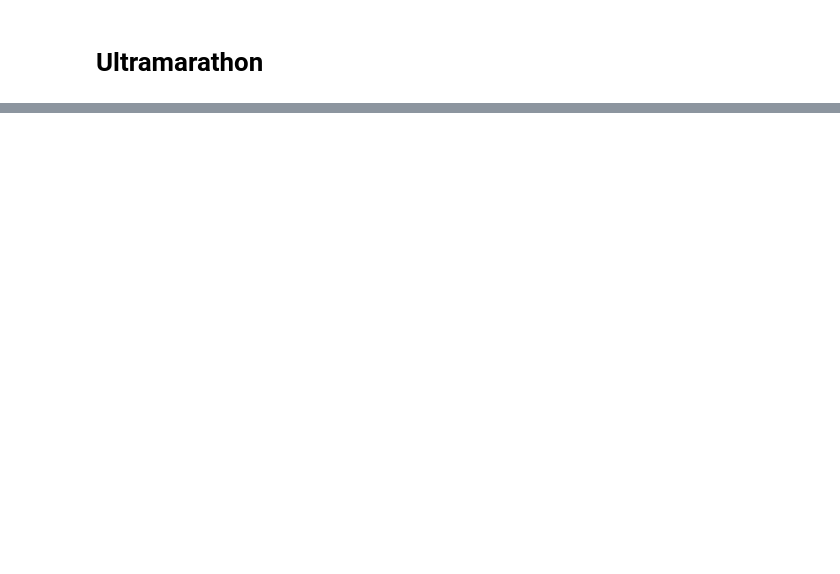
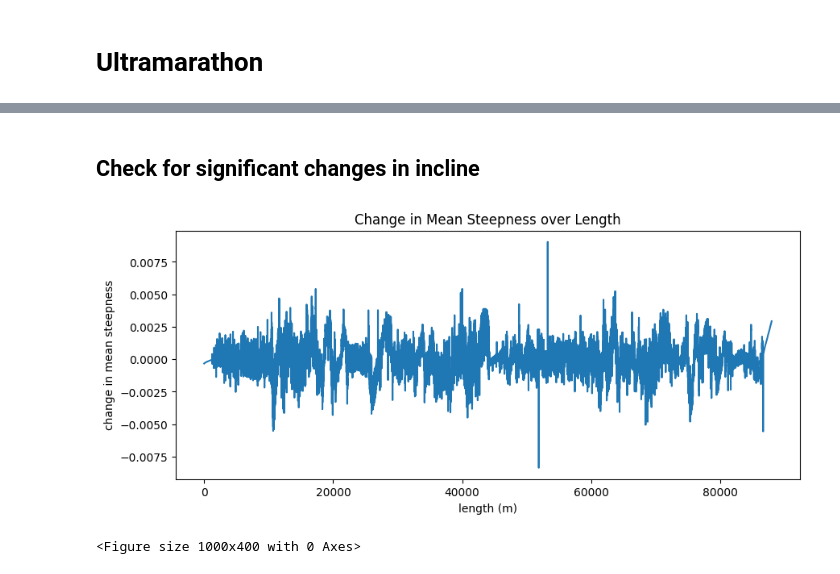
Before and after one commit to danielschafi/cds_im_spitzensport, a Jupyter notebook: ultramarathon/marathon.ipynb, the cells around one changed output, grey strips where cells are left out. Cells and saved outputs as stored; diff of their text form; code cells hidden in the pictures; blank space fills up the shorter version.

```diff
--- a/ultramarathon/marathon.ipynb
+++ b/ultramarathon/marathon.ipynb
@@ -91,0 +117,13 @@ plt.plot(df["length"], df["elevation"])
+# %% [markdown]
+## Check for significant changes in incline
+# %%
+plt.figure(figsize=(10,4))
+plt.plot(df["length"], df["mean_steepness"].diff())
+plt.title("Change in Mean Steepness over Length")
+plt.xlabel("length (m)")
+plt.ylabel("change in mean steepness")
+plt.figure(figsize=(10,4))
+plt.show()
+# %% [output]
+[figure, added]
+<Figure size 1000x400 with 0 Axes>
```
Also changed, not shown: parts of 19 cells of this notebook.
